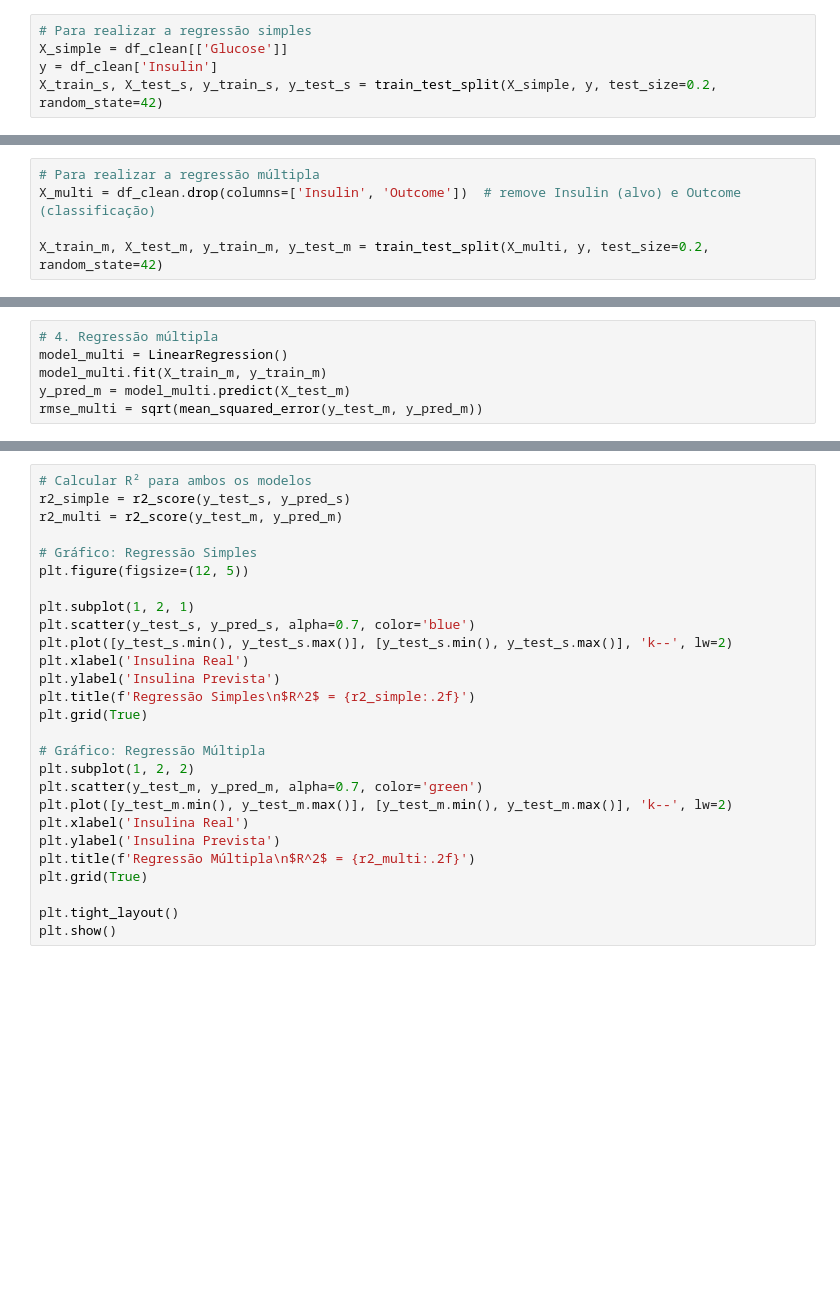
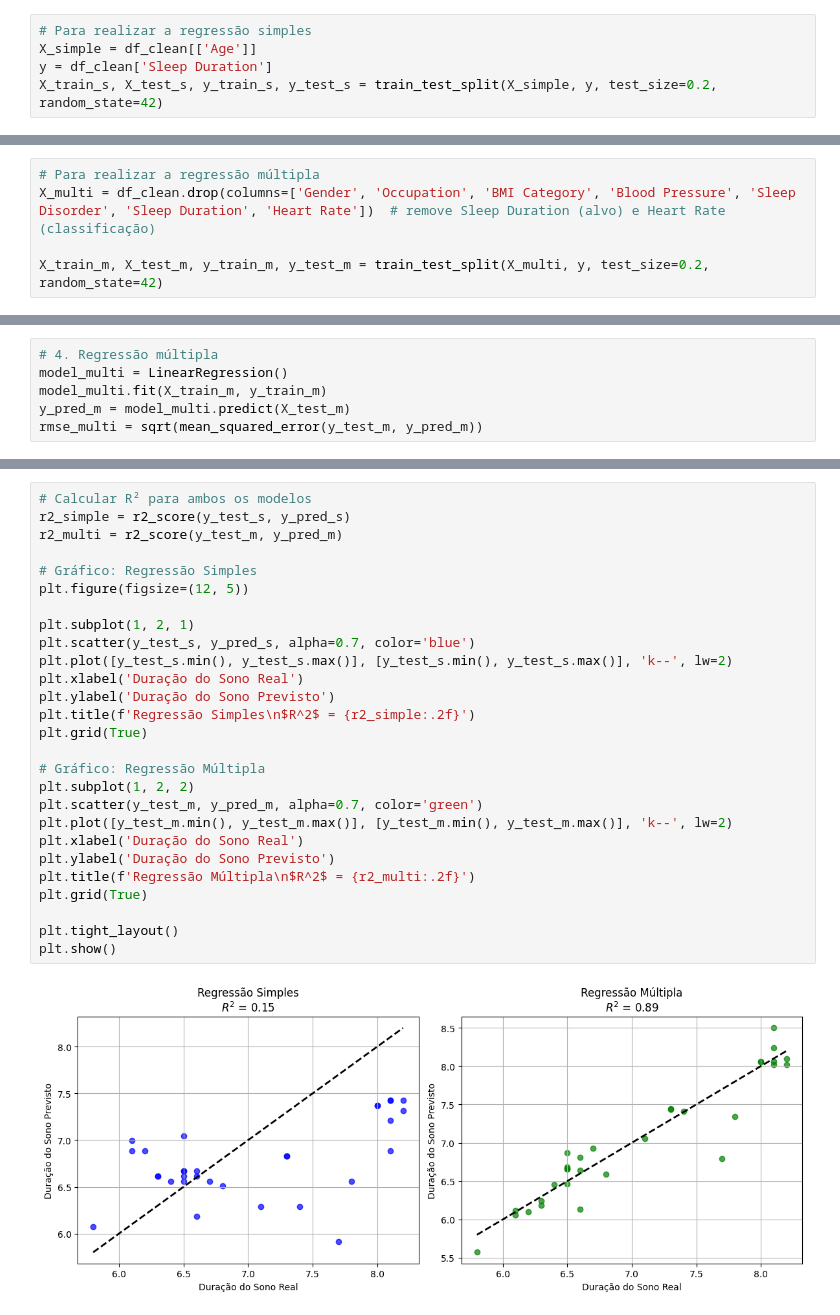
Before and after one commit to AndrielHenrique/Analise-de-Dados, a Jupyter notebook: base02.ipynb, the cells around one changed output, grey strips where cells are left out. Cells and saved outputs as stored; diff of their text form; blank space fills up the shorter version.

```diff
--- a/base02.ipynb
+++ b/base02.ipynb
@@ -424,5 +428,5 @@ plt.show()
 # %%
 # Para realizar a regressão simples
-X_simple = df_clean[['Glucose']]
-y = df_clean['Insulin']
+X_simple = df_clean[['Age']]
+y = df_clean['Sleep Duration']
 X_train_s, X_test_s, y_train_s, y_test_s = train_test_split(X_simple, y, test_size=0.2, random_state=42)
@@ -431,6 +433,6 @@ KeyError: "None of [Index(['Glucose'], dtype='object')] are in the [columns]"
 # %%
 # Para realizar a regressão múltipla
-X_multi = df_clean.drop(columns=['Insulin', 'Outcome'])  # remove Insulin (alvo) e Outcome (classificação)
+X_multi = df_clean.drop(columns=['Gender', 'Occupation', 'BMI Category', 'Blood Pressure', 'Sleep Disorder', 'Sleep Duration', 'Heart Rate'])  # remove Sleep Duration (alvo) e Heart Rate (classificação)
 
 X_train_m, X_test_m, y_train_m, y_test_m = train_test_split(X_multi, y, test_size=0.2, random_state=42)
 # %%
@@ -452,27 +457,29 @@ print(f"RMSE Regressão Múltipla (Todas as variáveis → Insulina): {rmse_mult
 # %%
 # Calcular R² para ambos os modelos
 r2_simple = r2_score(y_test_s, y_pred_s)
 r2_multi = r2_score(y_test_m, y_pred_m)
 
 # Gráfico: Regressão Simples
 plt.figure(figsize=(12, 5))
 
 plt.subplot(1, 2, 1)
 plt.scatter(y_test_s, y_pred_s, alpha=0.7, color='blue')
 plt.plot([y_test_s.min(), y_test_s.max()], [y_test_s.min(), y_test_s.max()], 'k--', lw=2)
-plt.xlabel('Insulina Real')
-plt.ylabel('Insulina Prevista')
+plt.xlabel('Duração do Sono Real')
+plt.ylabel('Duração do Sono Previsto')
 plt.title(f'Regressão Simples\n$R^2$ = {r2_simple:.2f}')
 plt.grid(True)
 
 # Gráfico: Regressão Múltipla
 plt.subplot(1, 2, 2)
 plt.scatter(y_test_m, y_pred_m, alpha=0.7, color='green')
 plt.plot([y_test_m.min(), y_test_m.max()], [y_test_m.min(), y_test_m.max()], 'k--', lw=2)
-plt.xlabel('Insulina Real')
-plt.ylabel('Insulina Prevista')
+plt.xlabel('Duração do Sono Real')
+plt.ylabel('Duração do Sono Previsto')
 plt.title(f'Regressão Múltipla\n$R^2$ = {r2_multi:.2f}')
 plt.grid(True)
 
 plt.tight_layout()
 plt.show()
+# %% [output]
+[figure, added]
```
Also changed, not shown: parts of 6 cells of this notebook.
